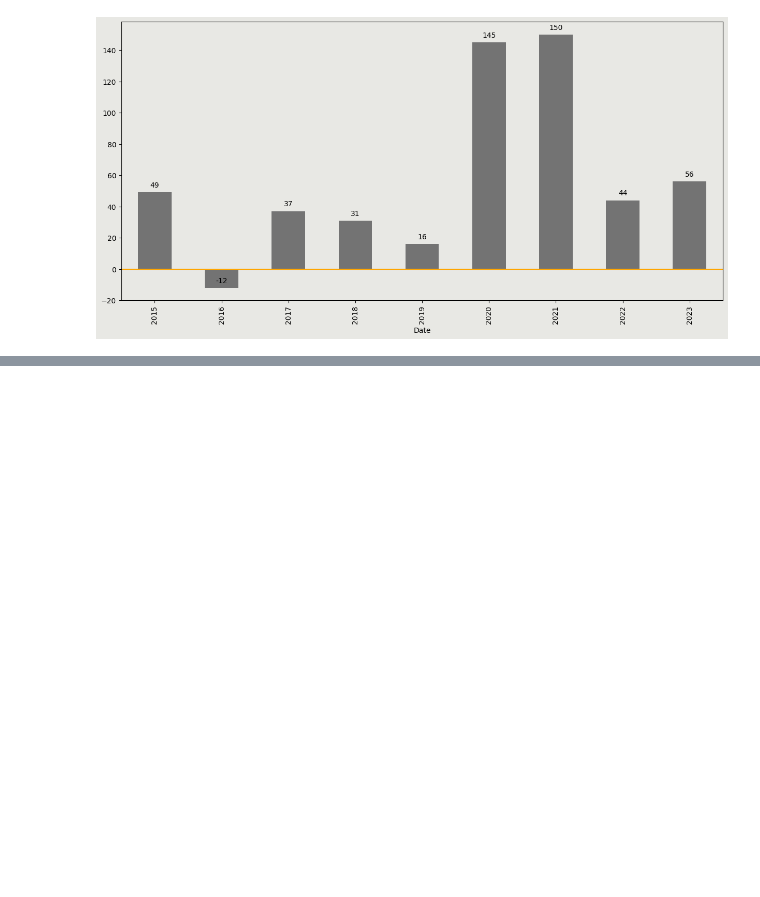
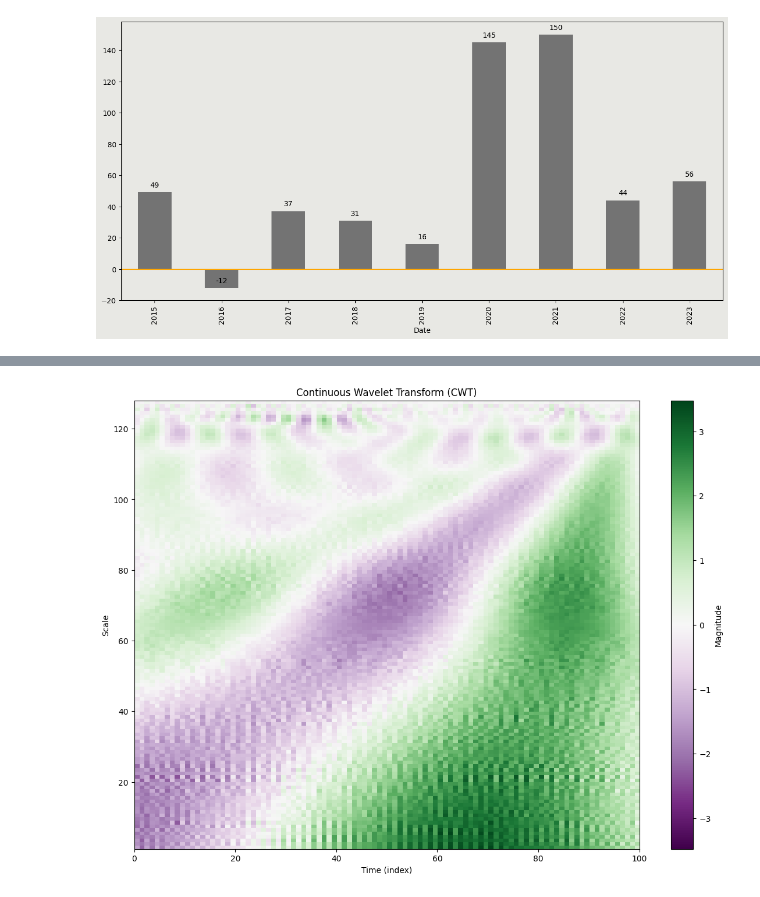
Before and after one commit to carlosgutierrezch/LSTM_Forecast, a Jupyter notebook: notebooks/EDA.ipynb, the cells around one changed output, grey strips where cells are left out. Saved outputs shown, nothing was run; the diff lists cells and outputs as text; code cells hidden in the pictures; blank space fills up the shorter version.

Commit message:
Wavelet

```diff
--- a/notebooks/EDA.ipynb
+++ b/notebooks/EDA.ipynb
@@ -154,0 +184,15 @@ plt.show()
+# %%
+# Perform Continuous Wavelet Transform (CWT)
+scales = np.arange(1, 128)
+coefficients, frequencies = pywt.cwt(data, scales, 'morl')
+
+# Plot the CWT
+plt.figure(figsize=(14, 10))
+plt.imshow(coefficients, extent=[0, len(data), 1, 128], cmap='PRGn', aspect='auto', vmax=abs(coefficients).max(), vmin=-abs(coefficients).max())
+plt.colorbar(label='Magnitude')
+plt.title('Continuous Wavelet Transform (CWT)')
+plt.ylabel('Scale')
+plt.xlabel('Time (index)')
+plt.show()
+# %% [output]
+[figure, added]
```
Also changed, not shown: parts of 3 cells of this notebook.
